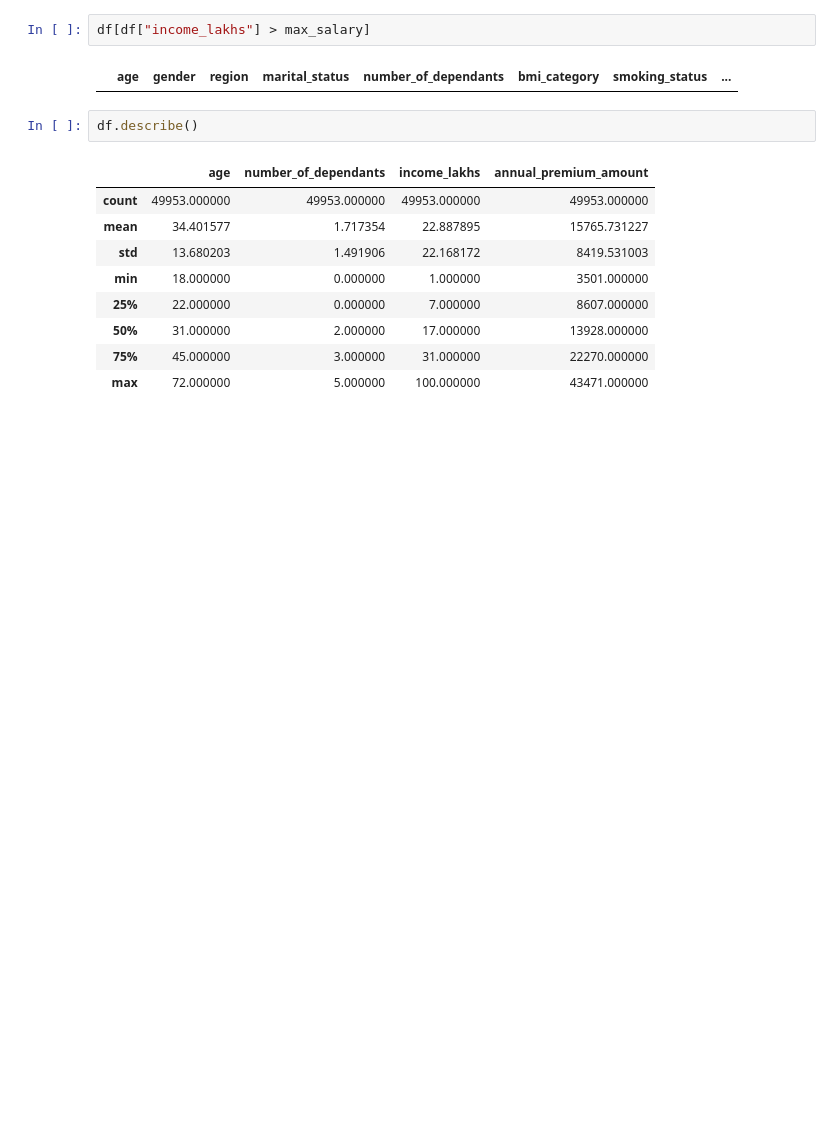
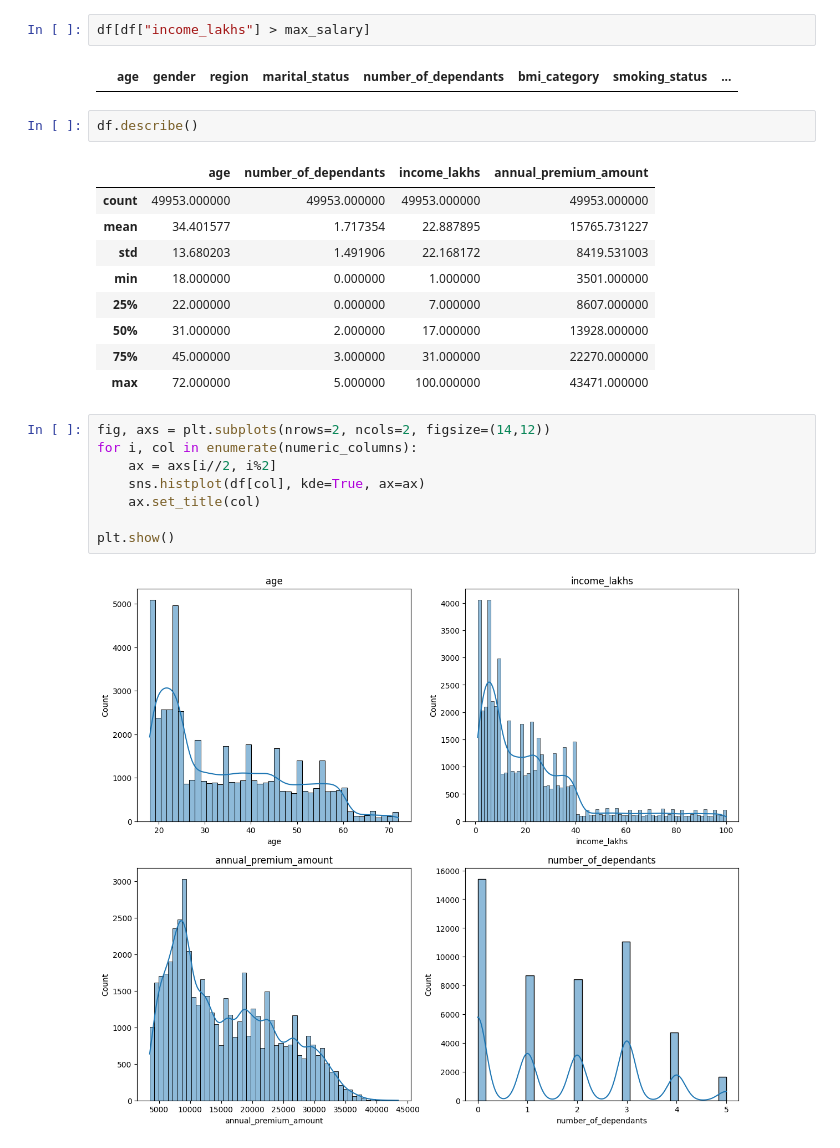
Before and after one commit to HMurawski/Health-Insurance-Model, a Jupyter notebook: notebooks/01_eda.ipynb, the cells around one changed output. Cells and saved outputs as stored; diff of their text form; blank space fills up the shorter version.

```diff
--- a/notebooks/01_eda.ipynb
+++ b/notebooks/01_eda.ipynb
@@ -262,3 +262,13 @@ df.describe()
 | 50% | 31.000000 | 2.000000 | 17.000000 | 13928.000000 |
 | 75% | 45.000000 | 3.000000 | 31.000000 | 22270.000000 |
 | max | 72.000000 | 5.000000 | 100.000000 | 43471.000000 |
+# %%
+fig, axs = plt.subplots(nrows=2, ncols=2, figsize=(14,12))
+for i, col in enumerate(numeric_columns):
+    ax = axs[i//2, i%2]
+    sns.histplot(df[col], kde=True, ax=ax)
+    ax.set_title(col)
+
+plt.show()
+# %% [output]
+[figure, added]
```
Also changed, not shown: parts of 12 cells of this notebook.
